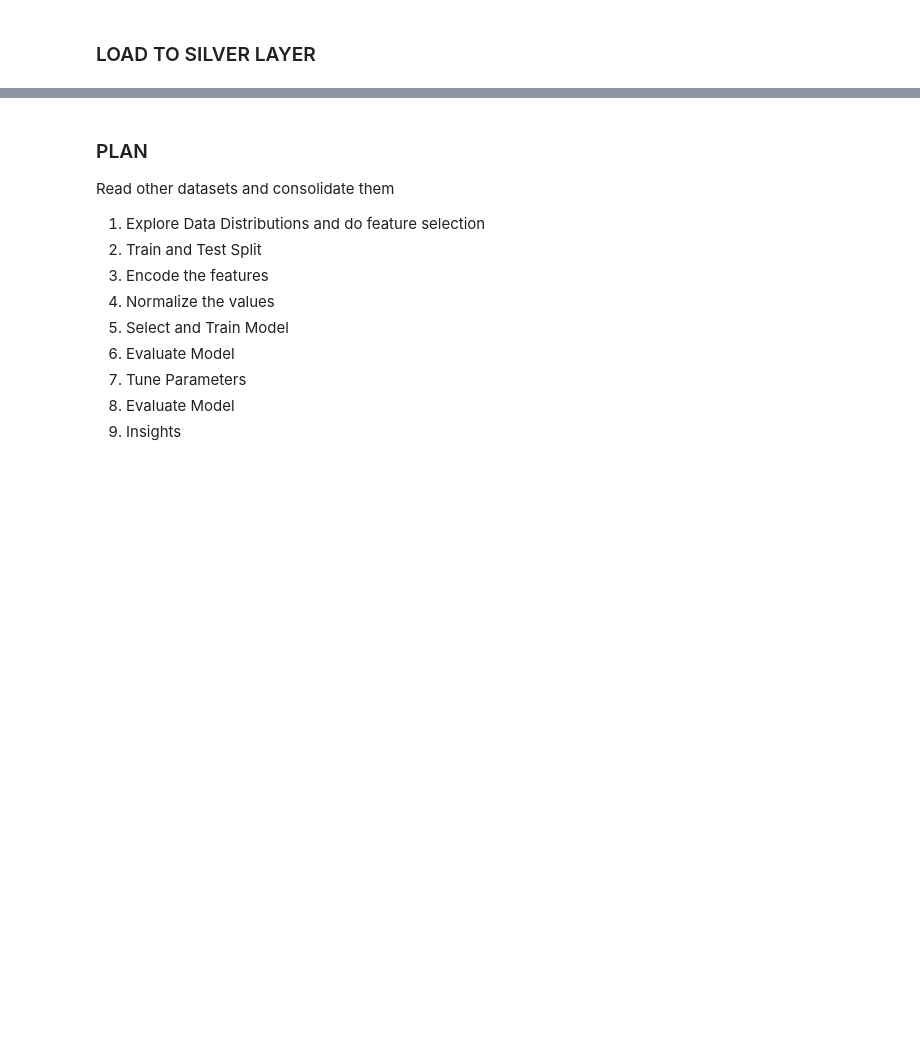
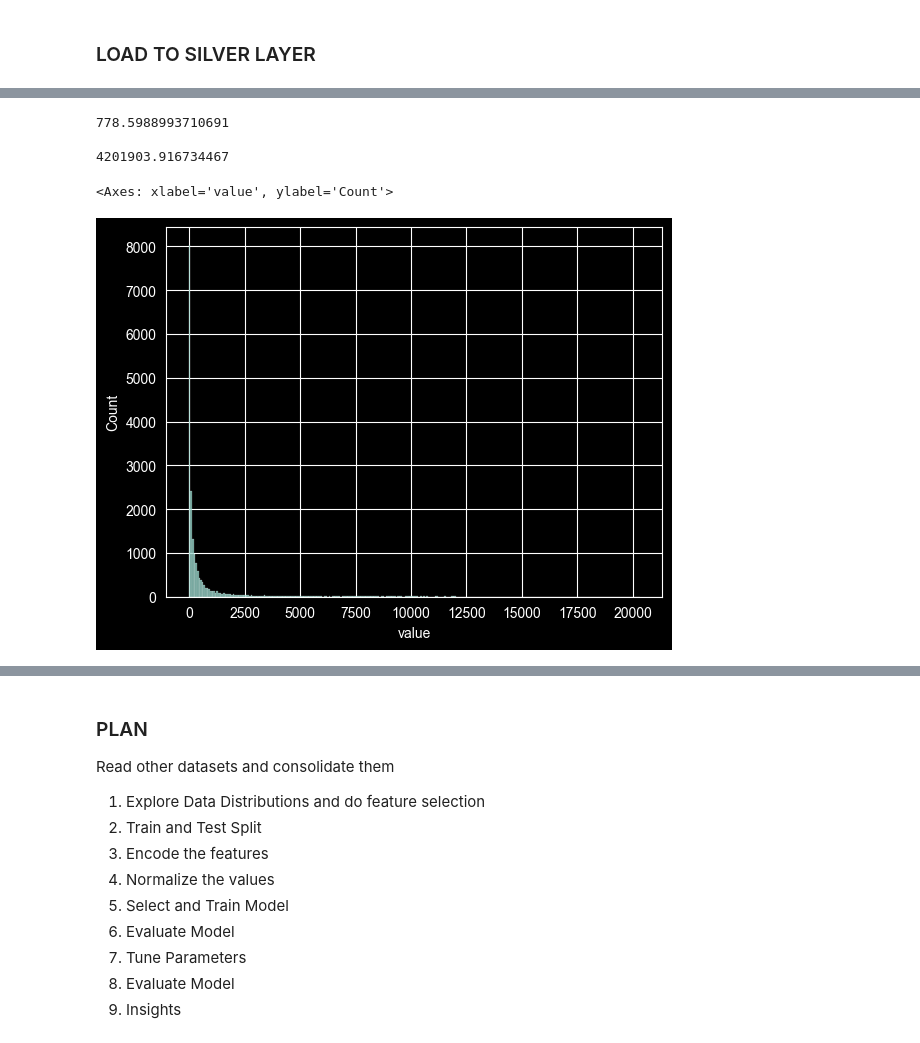
Before and after one commit to Thabiso-Lekwadu/Data-Science-Capstone-Project, a Jupyter notebook: Crime Data Cleaning.ipynb, the cells around one changed output, grey strips where cells are left out. Drawn from its saved outputs; the diff is of its cells as text; code cells hidden in the pictures; blank space fills up the shorter version.

```diff
--- a/Crime Data Cleaning.ipynb
+++ b/Crime Data Cleaning.ipynb
@@ -78,3 +101,6 @@ crime_data = data_split_pipe.fit_transform(data)
 ### LOAD TO SILVER LAYER
 # %%
 crime_data.to_excel(r"C:/Users/amare/OneDrive/Desktop/Crime Hotspots Capstone Project/datasets/Data Lakehouse/2. Silver Layer/Crime Data/cleaned_crime_data.xlsx", index=False)
+# %%
+df = pd.read_excel(r"C:/Users/amare/OneDrive/Desktop/Crime Hotspots Capstone Project/datasets/Data Lakehouse/2. Silver Layer/Crime Data/cleaned_crime_data.xlsx")
+df
@@ -80,0 +121,12 @@ crime_data.to_excel(r"C:/Users/amare/OneDrive/Desktop/Crime Hotspots Capstone Pr
+# %%
+print(df.value.mean(), "\n")
+print(df.value.var())
+# %% [output]
+778.5988993710691
+
+4201903.916734467
+# %%
+sns.histplot(df, x = "value")
+# %% [output]
+<Axes: xlabel='value', ylabel='Count'>
+[figure, added]
```
Also changed, not shown: parts of 18 cells of this notebook.
